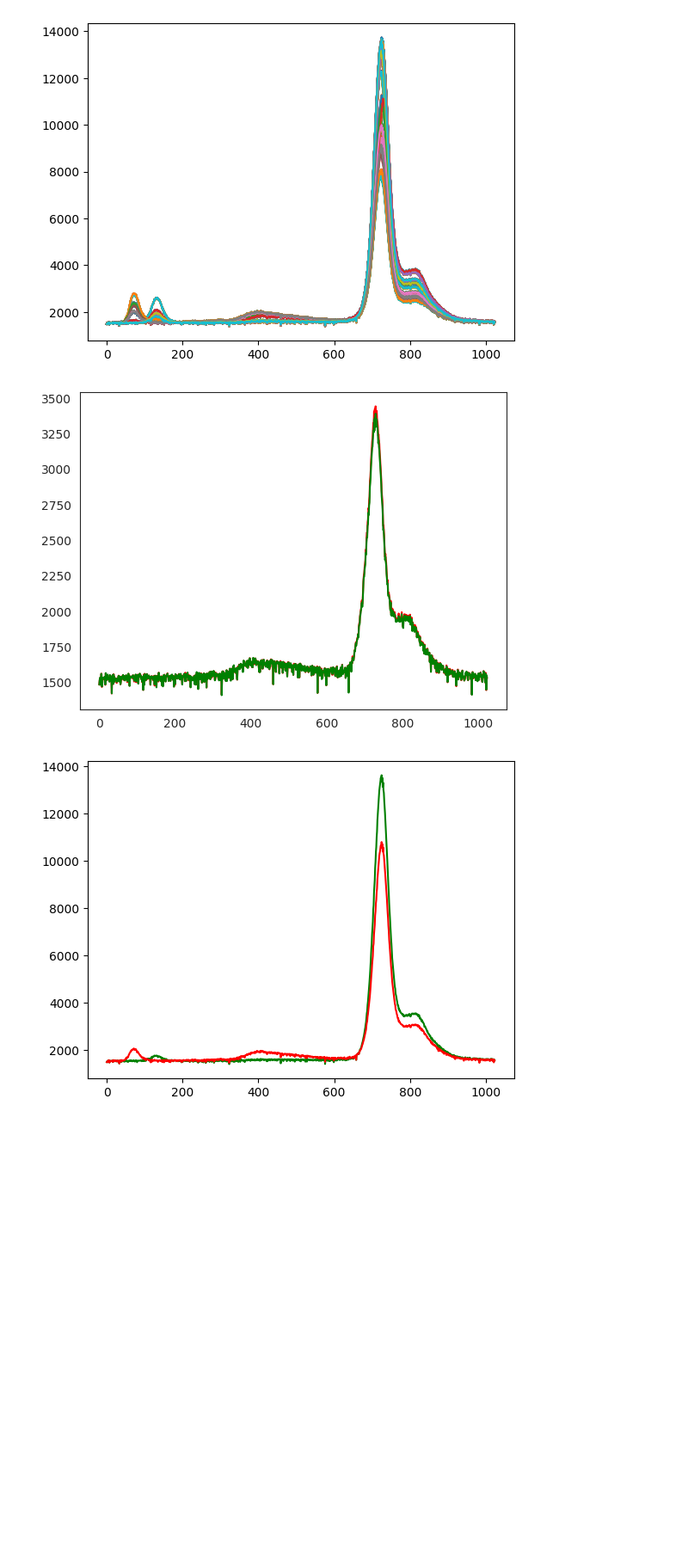
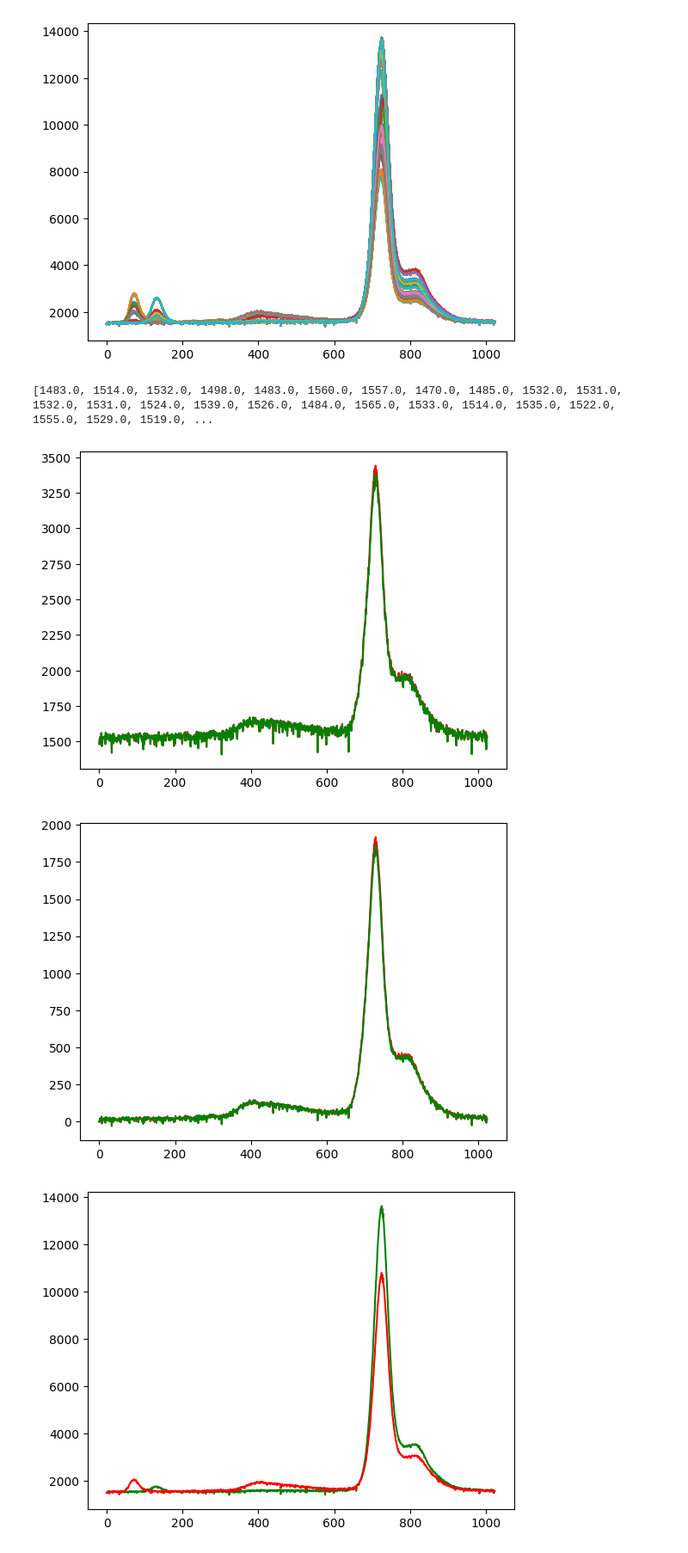
Before and after one commit to BarriBarri20/Fraud_detection_on_oil_production, a Jupyter notebook: oil4med.ipynb, the cells around one changed output. Shown: that part at 86% size. Saved outputs shown, nothing was run; the diff lists cells and outputs as text; code cells hidden in the pictures; blank space fills up the shorter version.

```diff
--- a/oil4med.ipynb
+++ b/oil4med.ipynb
@@ -118,14 +114,32 @@ plt.show()
 # %% [output]
 [figure]
 # %%
+# Background wasn't took on consideration
 for index, row in df[df['Sample'] == 'D09'].iterrows():
   if row['Repetition'] == 10 and row['Led'] == 1:
+     print([float(val) for val in row['Data'].strip('[]').split(',')])
      plt.plot(np.array([float(val) for val in row['Data'].strip('[]').split(',')]), color='green')
   if row['Repetition'] == 19 and row['Led'] == 1:
      plt.plot(np.array([float(val) for val in row['Data'].strip('[]').split(',')]), color='red')
 plt.show()
 # %% [output]
+[1483.0, 1514.0, 1532.0, 1498.0, 1483.0, 1560.0, 1557.0, 1470.0, 1485.0, 1532.0, 1531.0, 1532.0, 1531.0, 1524.0, 1539.0, 1526.0, 1484.0, 1565.0, 1533.0, 1514.0, 1535.0, 1522.0, 1555.0, 1529.0, 1519.0, ...
-[figure, old version]
+[figure, new version]
+# %%
+# with backround dataset took on consideration
+
+list2 = Fluorescence_olive_oil_dataset_background['0'].tolist()
+
+for index, row in df[df['Sample'] == 'D09'].iterrows():
+  if row['Repetition'] == 10 and row['Led'] == 1:
+     list1 = [float(val) for val in row['Data'].strip('[]').split(',')]
+     plt.plot(np.array([list1[i] - list2[i] for i in range(len(list1))]), color='green')
+  if row['Repetition'] == 19 and row['Led'] == 1:
+     list1 = [float(val) for val in row['Data'].strip('[]').split(',')]
+     plt.plot(np.array([list1[i] - list2[i] for i in range(len(list1))]), color='red')
+plt.show()
+# %% [output]
+[figure, added]
 # %%
 for index, row in df[df['Sample'] == 'D35'].iterrows():
   if row['Repetition'] == 19 and row['Led'] == 2:
```
Also changed, not shown: parts of 53 cells of this notebook.
